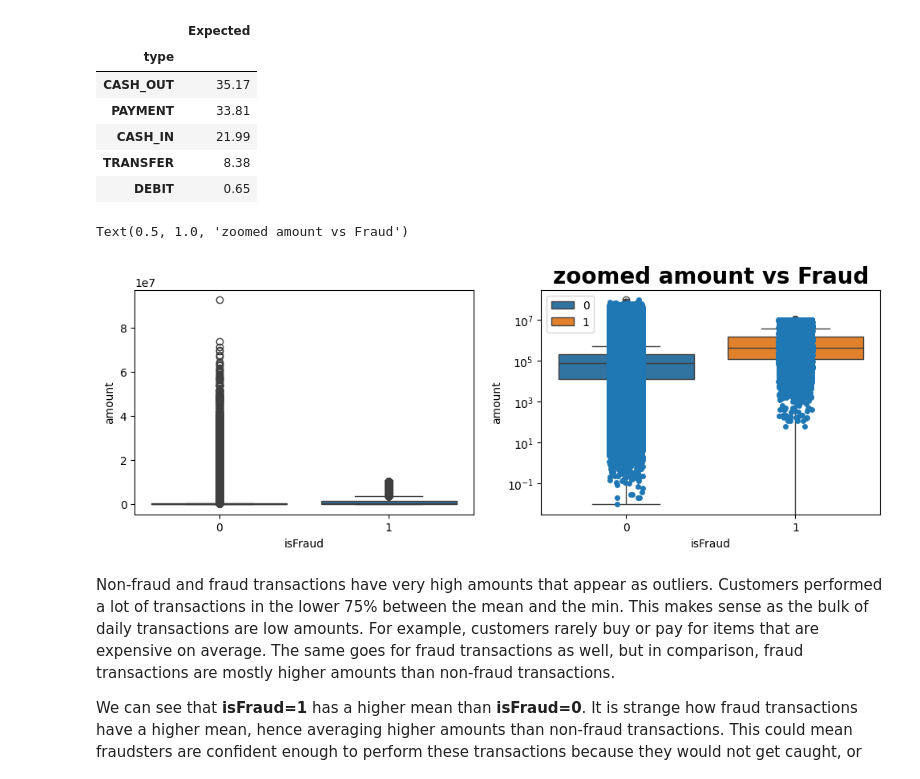
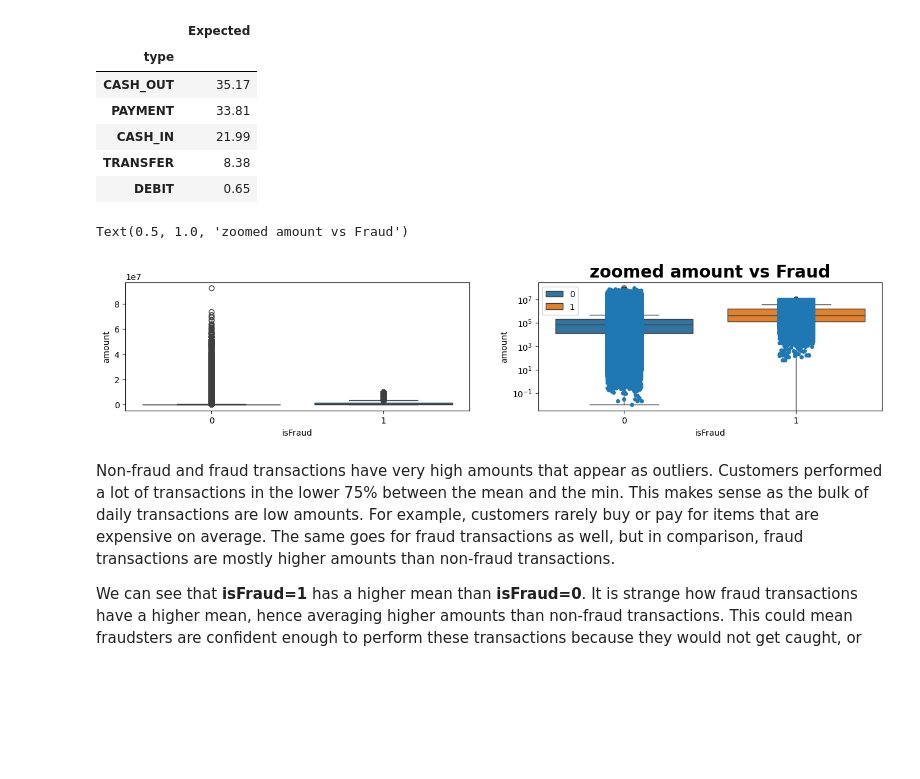
Before and after one commit to spectralcodex/momo-fincrime, a Jupyter notebook: fincrime.ipynb, the cells around one changed output. Saved outputs shown, nothing was run; the diff lists cells and outputs as text; code cells hidden in the pictures; blank space fills up the shorter version.

```diff
--- a/fincrime.ipynb
+++ b/fincrime.ipynb
@@ -309,20 +306,20 @@ df = dataset.copy()
 # %%
 # Plot for amount and Fraud
 
-plt.figure(figsize=(12,8))
+plt.figure(figsize=(16,6))
 plt.subplot(2,2,1)
-sns.boxplot(x= df.isFraud, y= df.amount, data=df)
+sns.boxplot(x= dataset.isFraud, y= dataset.amount, data=dataset)
 
 plt.subplot(2,2,2)
-sns.boxplot(x= df.isFraud, y= df.amount, data = df, hue=df.isFraud)
+sns.boxplot(x= dataset.isFraud, y= dataset.amount, data = dataset, hue=dataset.isFraud)
 plt.title('amount vs Fraud',fontweight="bold", size=20)
 # adding data points
-sns.stripplot(x = df.isFraud, y = df.amount, data = df)
+sns.stripplot(x = dataset.isFraud, y = dataset.amount, data = dataset)
 plt.yscale('log')
 plt.title('zoomed amount vs Fraud',fontweight="bold", size=20)
 # %% [output]
 Text(0.5, 1.0, 'zoomed amount vs Fraud')
-[figure, old version]
+[figure, new version]
 # %% [markdown]
 Non-fraud and fraud transactions have very high amounts that appear as outliers. Customers performed a lot of transactions in the lower 75% between the mean and the min. This makes sense as the bulk of daily transactions are low amounts. For example, customers rarely buy or pay for items that are expensive on average. The same goes for fraud transactions as well, but in comparison, fraud transactions are mostly higher amounts than non-fraud transactions.
 
```
Also changed, not shown: parts of 5 cells of this notebook.
